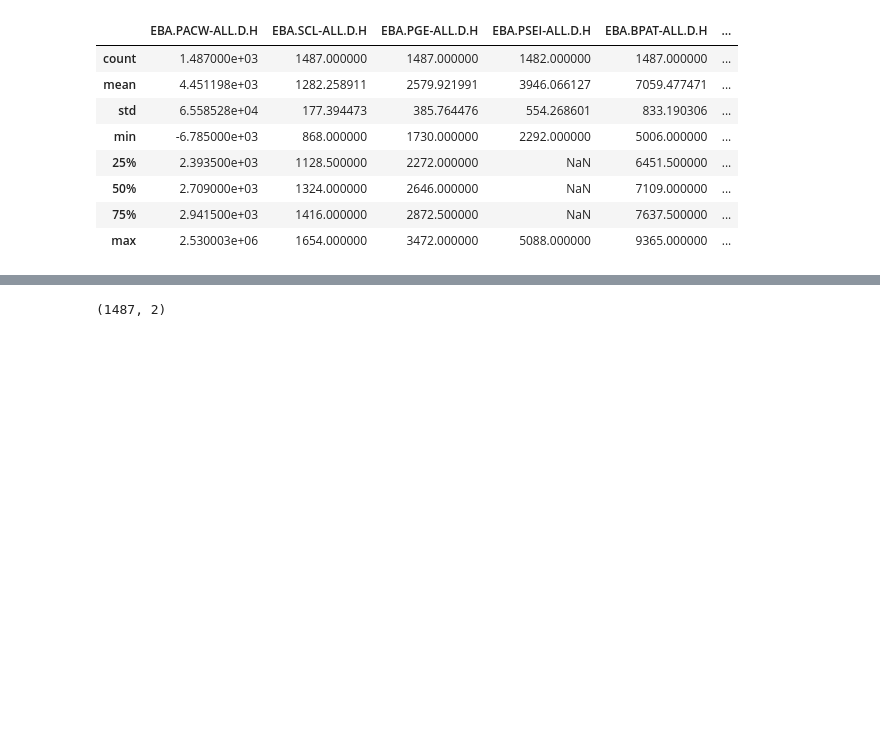
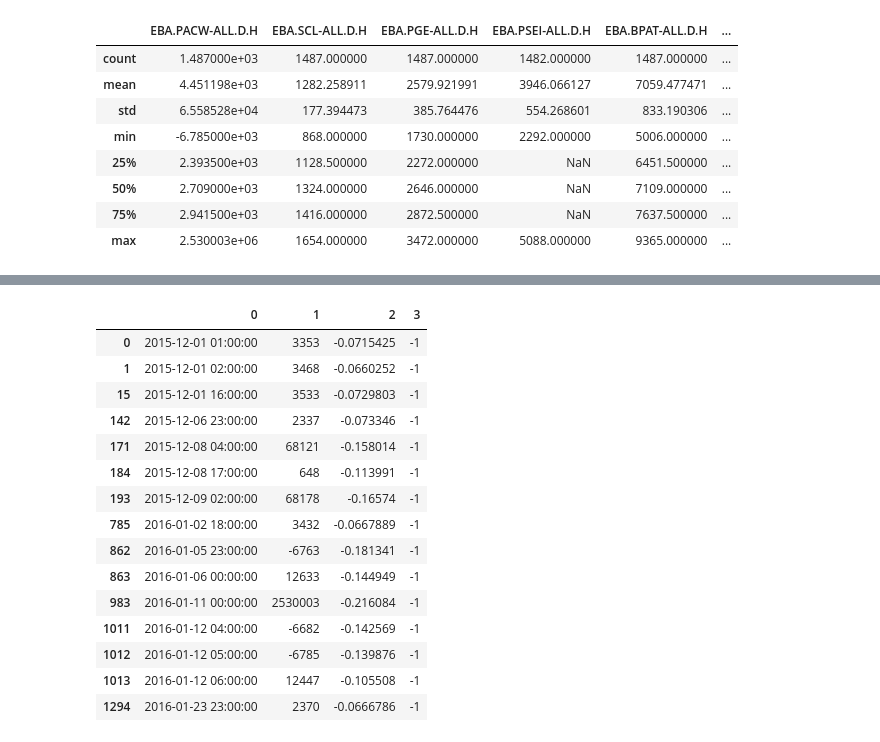
Before and after one commit to johnmrudolph/jupyter_blog, a Jupyter notebook: detecting_outliers.ipynb, the cells around one changed output, grey strips where cells are left out. Cells and saved outputs as stored; diff of their text form; code cells hidden in the pictures; blank space fills up the shorter version.

```diff
--- a/detecting_outliers.ipynb
+++ b/detecting_outliers.ipynb
@@ -69,4 +69,3 @@ test = clf.decision_function(x_train)
 # %%
-test2 = np.column_stack((concat_df.index.values, concat_df['EBA.PACW-ALL.D.H'].values, test))
-for i in test2:
-    print(i)
+test2 = np.column_stack((concat_df.index.values, concat_df['EBA.PACW-ALL.D.H'].values, test, y_pred_train))
+test2_df = pd.DataFrame(data=test2)
@@ -91,4 +72,19 @@ for i in test2:
-# %%
-test2.shape
-# %% [output]
-(1487, 2)
+# %%
+test2_df[test2_df[3] == -1]
+# %% [output]
+|  | 0 | 1 | 2 | 3 |
+| 0 | 2015-12-01 01:00:00 | 3353 | -0.0715425 | -1 |
+| 1 | 2015-12-01 02:00:00 | 3468 | -0.0660252 | -1 |
+| 15 | 2015-12-01 16:00:00 | 3533 | -0.0729803 | -1 |
+| 142 | 2015-12-06 23:00:00 | 2337 | -0.073346 | -1 |
+| 171 | 2015-12-08 04:00:00 | 68121 | -0.158014 | -1 |
+| 184 | 2015-12-08 17:00:00 | 648 | -0.113991 | -1 |
+| 193 | 2015-12-09 02:00:00 | 68178 | -0.16574 | -1 |
+| 785 | 2016-01-02 18:00:00 | 3432 | -0.0667889 | -1 |
+| 862 | 2016-01-05 23:00:00 | -6763 | -0.181341 | -1 |
+| 863 | 2016-01-06 00:00:00 | 12633 | -0.144949 | -1 |
+| 983 | 2016-01-11 00:00:00 | 2530003 | -0.216084 | -1 |
+| 1011 | 2016-01-12 04:00:00 | -6682 | -0.142569 | -1 |
+| 1012 | 2016-01-12 05:00:00 | -6785 | -0.139876 | -1 |
+| 1013 | 2016-01-12 06:00:00 | 12447 | -0.105508 | -1 |
+| 1294 | 2016-01-23 23:00:00 | 2370 | -0.0666786 | -1 |
```
Also changed, not shown: parts of 5 cells of this notebook.
